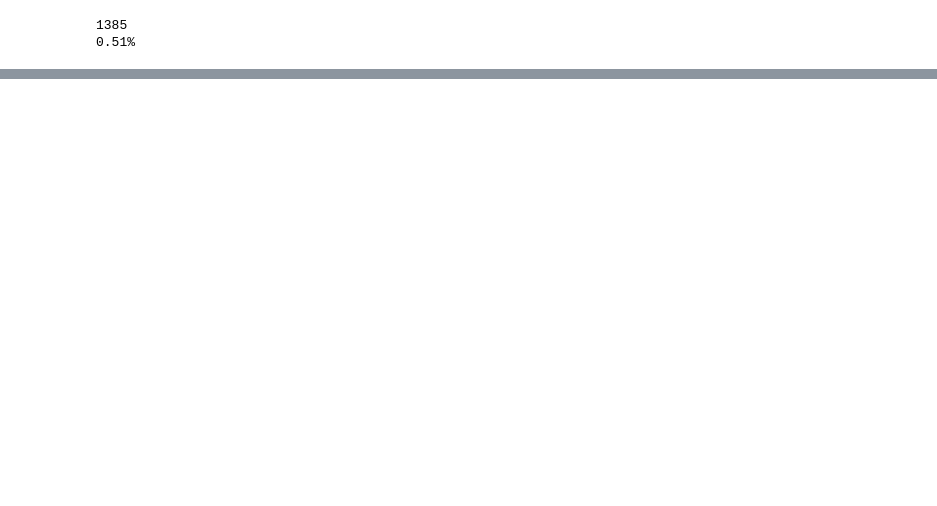
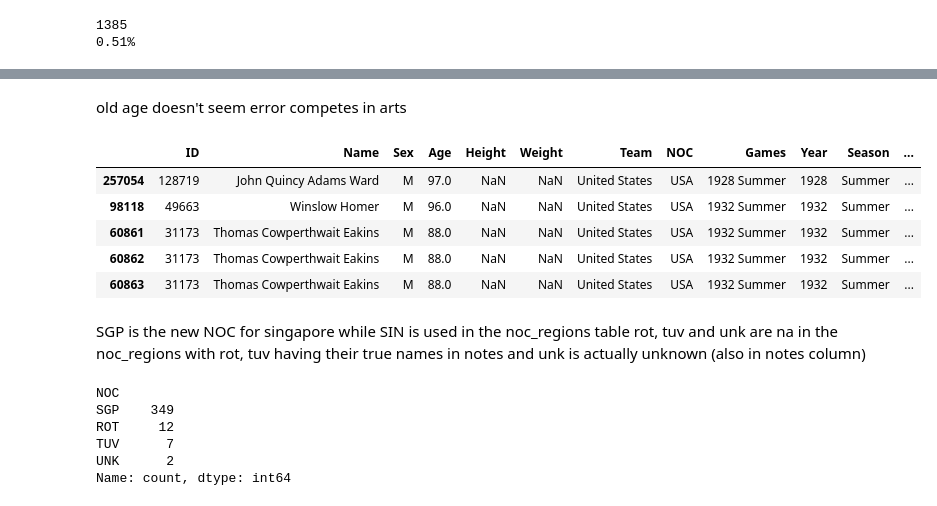
Before and after one commit to omarabushanab/Olympics-history-analysis, a Jupyter notebook: notebooks/01_data_understanding.ipynb, the cells around one changed output, grey strips where cells are left out. Saved outputs shown, nothing was run; the diff lists cells and outputs as text; code cells hidden in the pictures; blank space fills up the shorter version.

Commit message:
feat(analyzing): check missing, duplicated and inconsistent data

```diff
--- a/notebooks/01_data_understanding.ipynb
+++ b/notebooks/01_data_understanding.ipynb
@@ -70,0 +156,24 @@ print(round(df.duplicated().mean() * 100, 2), "%", sep="")
+# %% [markdown]
+old age doesn't seem error competes in arts
+# %%
+df.nlargest(5, "Age")
+# %% [output]
+|  | ID | Name | Sex | Age | Height | Weight | Team | NOC | Games | Year | Season | ... |
+| 257054 | 128719 | John Quincy Adams Ward | M | 97.0 | NaN | NaN | United States | USA | 1928 Summer | 1928 | Summer | ... |
+| 98118 | 49663 | Winslow Homer | M | 96.0 | NaN | NaN | United States | USA | 1932 Summer | 1932 | Summer | ... |
+| 60861 | 31173 | Thomas Cowperthwait Eakins | M | 88.0 | NaN | NaN | United States | USA | 1932 Summer | 1932 | Summer | ... |
+| 60862 | 31173 | Thomas Cowperthwait Eakins | M | 88.0 | NaN | NaN | United States | USA | 1932 Summer | 1932 | Summer | ... |
+| 60863 | 31173 | Thomas Cowperthwait Eakins | M | 88.0 | NaN | NaN | United States | USA | 1932 Summer | 1932 | Summer | ... |
+# %% [markdown]
+SGP is the new NOC for singapore while SIN is used in the noc_regions table
+rot, tuv and unk are na in the noc_regions with rot, tuv having their true names in notes and unk is actually unknown (also in notes column)
+# %%
+missing_region = df[df["region"].isna()]
+missing_region["NOC"].value_counts()
+# %% [output]
+NOC
+SGP    349
+ROT     12
+TUV      7
+UNK      2
+Name: count, dtype: int64
```
Also changed, not shown: parts of 39 cells of this notebook, 1 other file.
